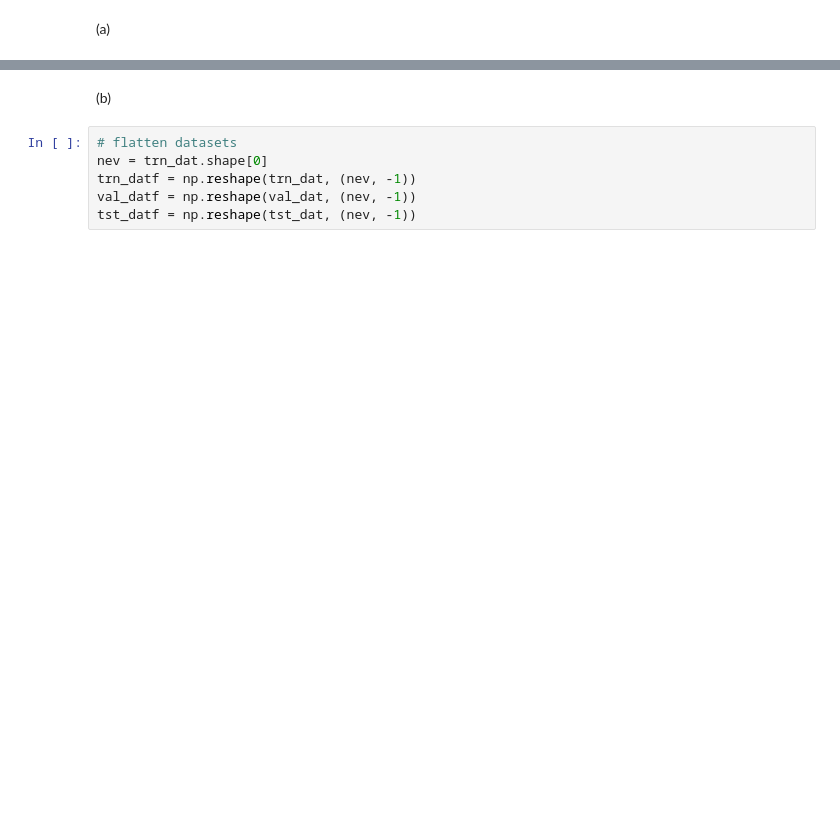
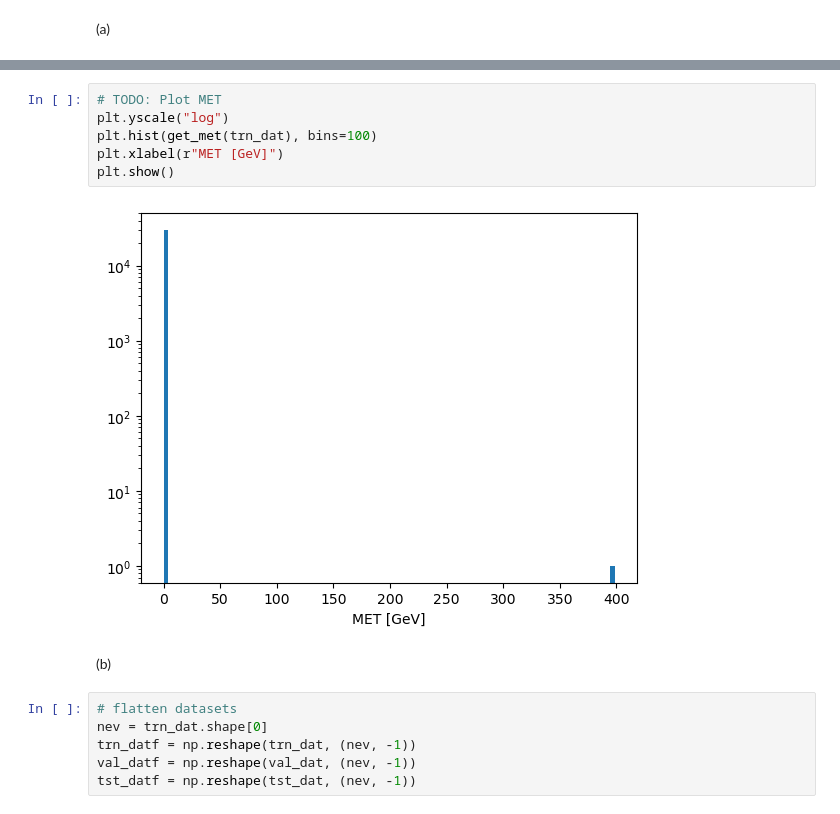
Before and after one commit to phopopo/mlph2023-Exercises, a Jupyter notebook: sheet04.ipynb, the cells around one changed output, grey strips where cells are left out. Drawn from its saved outputs; the diff is of its cells as text; blank space fills up the shorter version.

```diff
--- a/sheet04.ipynb
+++ b/sheet04.ipynb
@@ -141,3 +196,11 @@ print(f"val   amp  shape: {val_amp.shape}")
+# %%
+# TODO: Plot MET
+plt.yscale("log")
+plt.hist(get_met(trn_dat), bins=100)
+plt.xlabel(r"MET [GeV]")
+plt.show()
+# %% [output]
+[figure, added]
 # %% [markdown]
 (b)
 # %%
```
Also changed, not shown: parts of 29 cells of this notebook, 14 other files.
